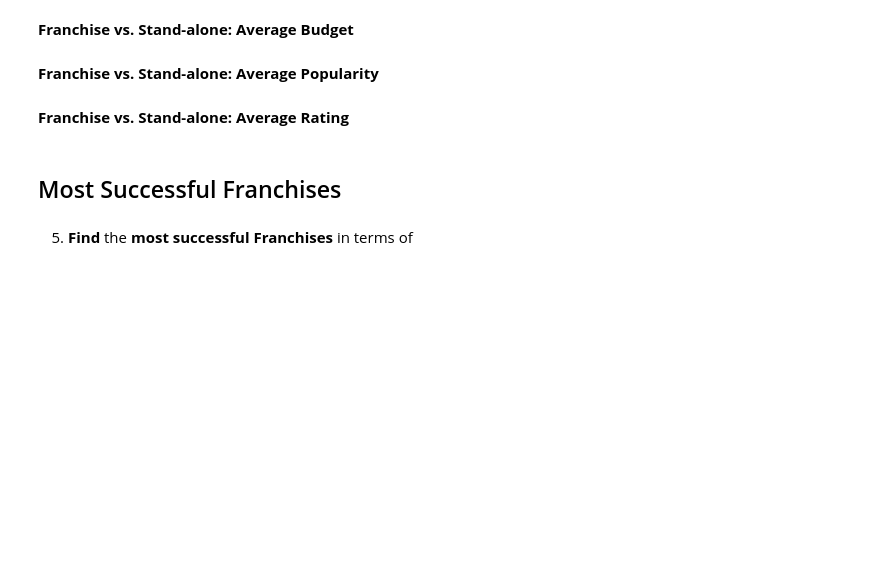
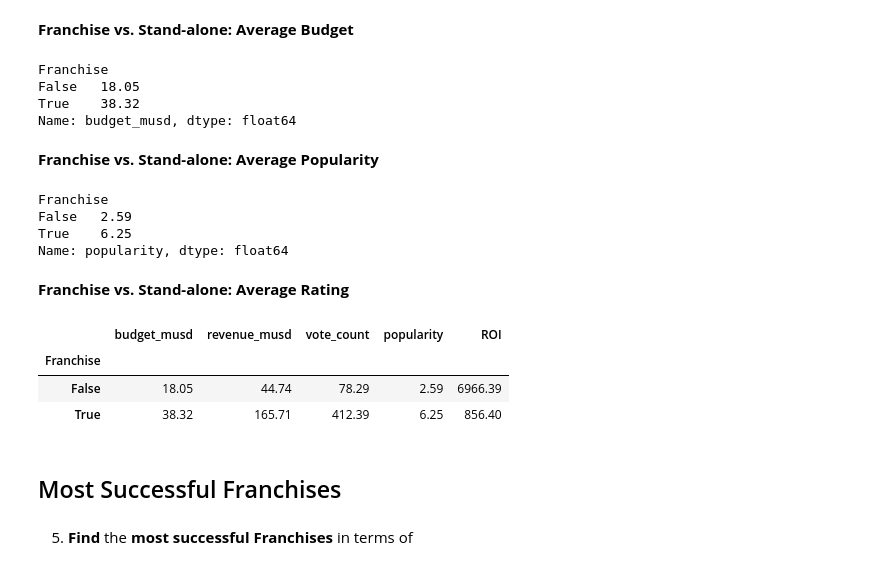
Before and after one commit to HunterKane/Movie-Data-Analysis-Project-1-, a Jupyter notebook: Project_01_Movie_Data_Analysis .ipynb, the cells around one changed output. Saved outputs shown, nothing was run; the diff lists cells and outputs as text; code cells hidden in the pictures; blank space fills up the shorter version.

Commit message:
Are Franchises more successful?
Completed the following:

-mean revenue
-median Return on Investment
-mean budget raised
-mean popularity
-mean rating

```diff
--- a/Project_01_Movie_Data_Analysis .ipynb
+++ b/Project_01_Movie_Data_Analysis .ipynb
@@ -543,0 +637,3 @@ __Franchise vs. Stand-alone: Average Revenue__
+# %%
+#Create Franchise column
+df["Franchise"] = df.belongs_to_collection.notna()
@@ -544,2 +669,5 @@ __Franchise vs. Stand-alone: Average Revenue__
 # %% [markdown]
 __Franchise vs. Stand-alone: Return on Investment / Profitability (median)__
+# %%
+#Calculate ROI / add column
+df["ROI"] = df.revenue_musd.div(df.budget_musd)
@@ -546,9 +681,31 @@ __Franchise vs. Stand-alone: Return on Investment / Profitability (median)__
 # %% [markdown]
 __Franchise vs. Stand-alone: Average Budget__
+# %%
+df.groupby("Franchise").budget_musd.mean()
+# %% [output]
+Franchise
+False   18.05
+True    38.32
+Name: budget_musd, dtype: float64
 # %% [markdown]
 __Franchise vs. Stand-alone: Average Popularity__
+# %%
+df.groupby("Franchise").popularity.mean()
+# %% [output]
+Franchise
+False   2.59
+True    6.25
+Name: popularity, dtype: float64
 # %% [markdown]
 __Franchise vs. Stand-alone: Average Rating__
+# %%
+df.groupby("Franchise").agg({"budget_musd":"mean","revenue_musd": "mean", "vote_count": "mean",
+                             "popularity": "mean","ROI": "mean","vote_count": "mean"})
+# %% [output]
+|  | budget_musd | revenue_musd | vote_count | popularity | ROI |
+| Franchise |  |  |  |  |  |
+| False | 18.05 | 44.74 | 78.29 | 2.59 | 6966.39 |
+| True | 38.32 | 165.71 | 412.39 | 6.25 | 856.40 |
 # %% [markdown]
 ## Most Successful Franchises
 # %% [markdown]
```
Also changed, not shown: parts of 16 cells of this notebook.
